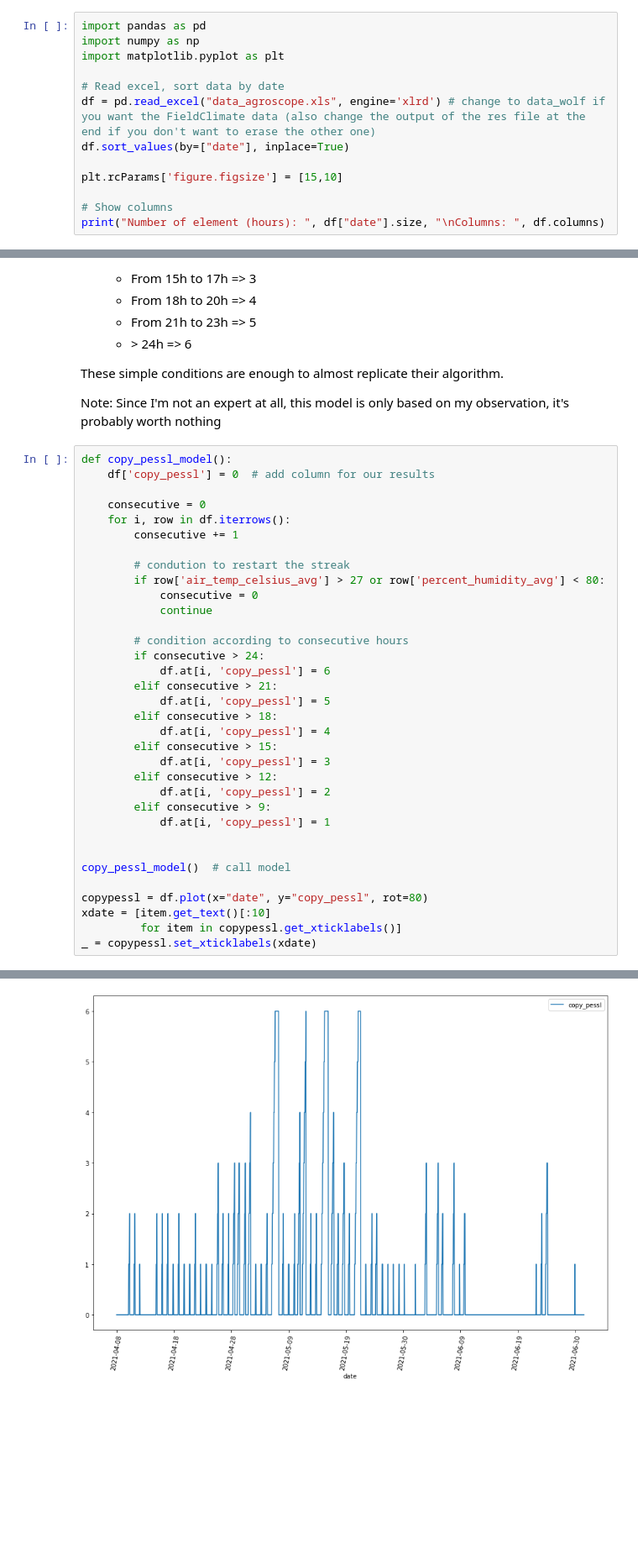
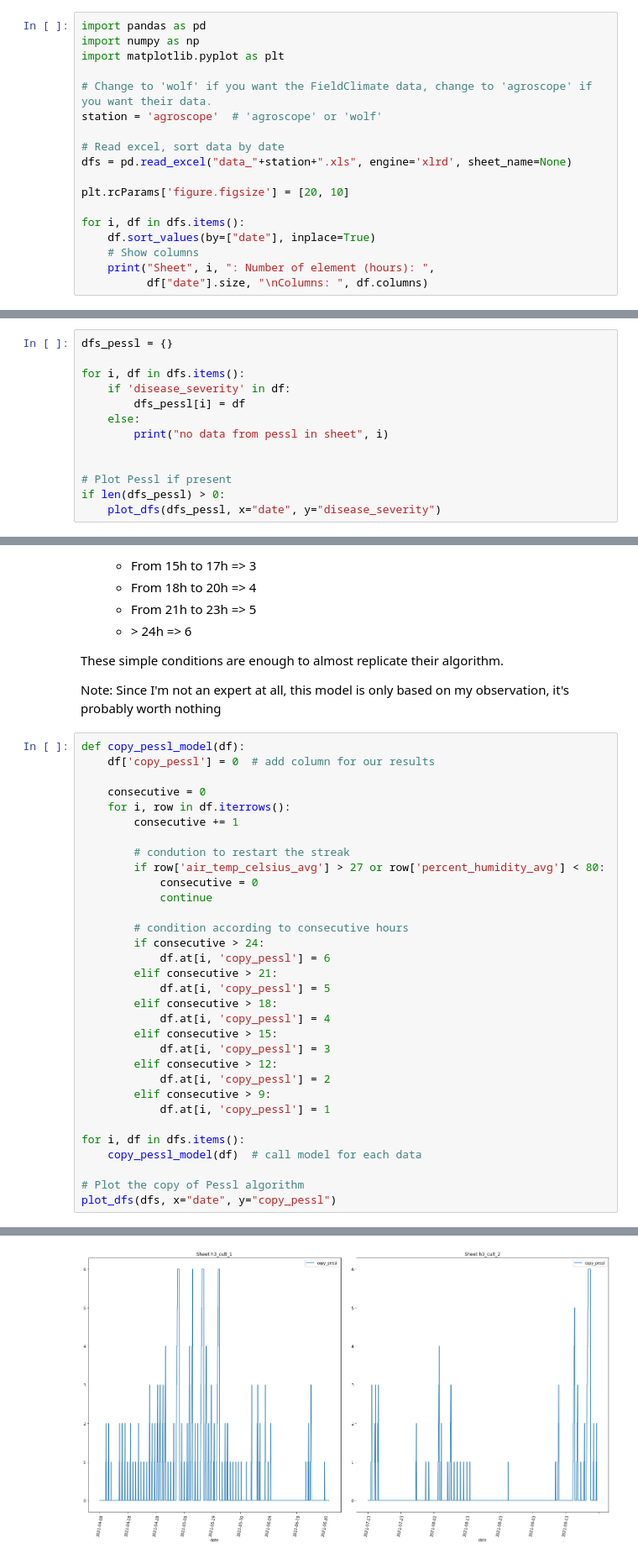
Before and after one commit to 3rtex/disease_models, a Jupyter notebook: cucumber/mildew.ipynb, the cells around one changed output, grey strips where cells are left out. Shown at 84% size. Cells and saved outputs as stored; diff of their text form; blank space fills up the shorter version.

Commit message:
implementation of the multiple sheets model, modification of the plots to be better when there is multiple sheets of data.

```diff
--- a/cucumber/mildew.ipynb
+++ b/cucumber/mildew.ipynb
@@ -20,12 +20,17 @@ import pandas as pd
 import numpy as np
 import matplotlib.pyplot as plt
 
+# Change to 'wolf' if you want the FieldClimate data, change to 'agroscope' if you want their data.
+station = 'agroscope'  # 'agroscope' or 'wolf'
+
 # Read excel, sort data by date
-df = pd.read_excel("data_agroscope.xls", engine='xlrd') # change to data_wolf if you want the FieldClimate data (also change the output of the res file at the end if you don't want to erase the other one)
-df.sort_values(by=["date"], inplace=True)
+dfs = pd.read_excel("data_"+station+".xls", engine='xlrd', sheet_name=None)
 
-plt.rcParams['figure.figsize'] = [15,10]
+plt.rcParams['figure.figsize'] = [20, 10]
 
-# Show columns
-print("Number of element (hours): ", df["date"].size, "\nColumns: ", df.columns)
+for i, df in dfs.items():
+    df.sort_values(by=["date"], inplace=True)
+    # Show columns
+    print("Sheet", i, ": Number of element (hours): ",
+          df["date"].size, "\nColumns: ", df.columns)
 # %% [output]
@@ -47,0 +82,13 @@ no data from pessl
+# %%
+dfs_pessl = {}
+
+for i, df in dfs.items():
+    if 'disease_severity' in df:
+        dfs_pessl[i] = df
+    else:
+        print("no data from pessl in sheet", i)
+
+
+# Plot Pessl if present
+if len(dfs_pessl) > 0:
+    plot_dfs(dfs_pessl, x="date", y="disease_severity")
@@ -62,7 +112,7 @@ These simple conditions are enough to almost replicate their algorithm.
 
 Note: Since I'm not an expert at all, this model is only based on my observation, it's probably worth nothing
 # %%
-def copy_pessl_model():
+def copy_pessl_model(df):
     df['copy_pessl'] = 0  # add column for our results
 
     consecutive = 0
@@ -88,11 +138,9 @@ def copy_pessl_model():
         elif consecutive > 9:
             df.at[i, 'copy_pessl'] = 1
 
+for i, df in dfs.items():
+    copy_pessl_model(df)  # call model for each data
 
-copy_pessl_model()  # call model
-
-copypessl = df.plot(x="date", y="copy_pessl", rot=80)
-xdate = [item.get_text()[:10]
-         for item in copypessl.get_xticklabels()]
-_ = copypessl.set_xticklabels(xdate)
+# Plot the copy of Pessl algorithm
+plot_dfs(dfs, x="date", y="copy_pessl")
 # %% [output]
@@ -99,4 +148,4 @@ _ = copypessl.set_xticklabels(xdate)
-[figure, old version]
+[figure, new version]
 # %% [markdown]
 ## NegFry model
 Implementation of this table:
```
Also changed, not shown: parts of 10 cells of this notebook, 4 other files.
